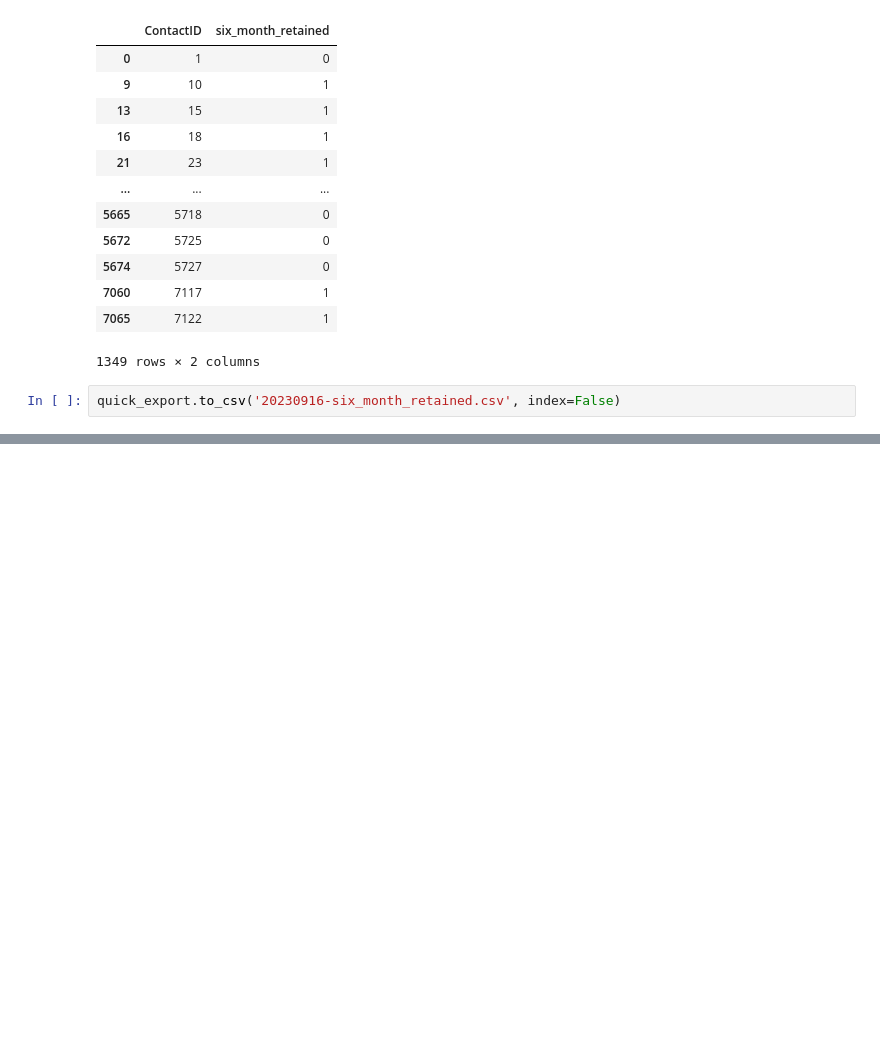
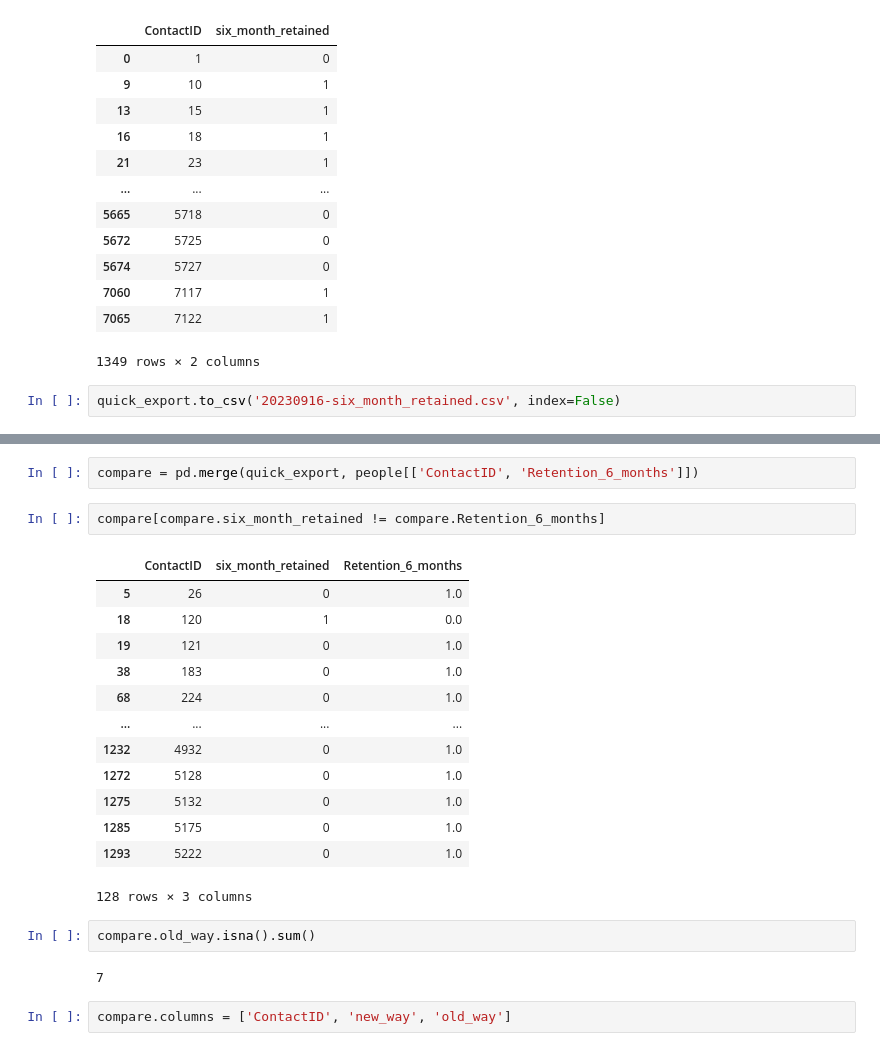
Before and after one commit to ajschumacher/20230916-datadive, a Jupyter notebook: 20230916-002-new_6mo_retention_flag.ipynb, the cells around one changed output, grey strips where cells are left out. Saved outputs shown, nothing was run; the diff lists cells and outputs as text; blank space fills up the shorter version.

```diff
--- a/20230916-002-new_6mo_retention_flag.ipynb
+++ b/20230916-002-new_6mo_retention_flag.ipynb
@@ -227,0 +240,24 @@ quick_export.to_csv('20230916-six_month_retained.csv', index=False)
+# %%
+compare = pd.merge(quick_export, people[['ContactID', 'Retention_6_months']])
+# %%
+compare[compare.six_month_retained != compare.Retention_6_months]
+# %% [output]
+|  | ContactID | six_month_retained | Retention_6_months |
+| 5 | 26 | 0 | 1.0 |
+| 18 | 120 | 1 | 0.0 |
+| 19 | 121 | 0 | 1.0 |
+| 38 | 183 | 0 | 1.0 |
+| 68 | 224 | 0 | 1.0 |
+| ... | ... | ... | ... |
+| 1232 | 4932 | 0 | 1.0 |
+| 1272 | 5128 | 0 | 1.0 |
+| 1275 | 5132 | 0 | 1.0 |
+| 1285 | 5175 | 0 | 1.0 |
+| 1293 | 5222 | 0 | 1.0 |
+128 rows × 3 columns
+# %%
+compare.old_way.isna().sum()
+# %% [output]
+7
+# %%
+compare.columns = ['ContactID', 'new_way', 'old_way']
```
Also changed, not shown: parts of 5 cells of this notebook, 1 other file.
